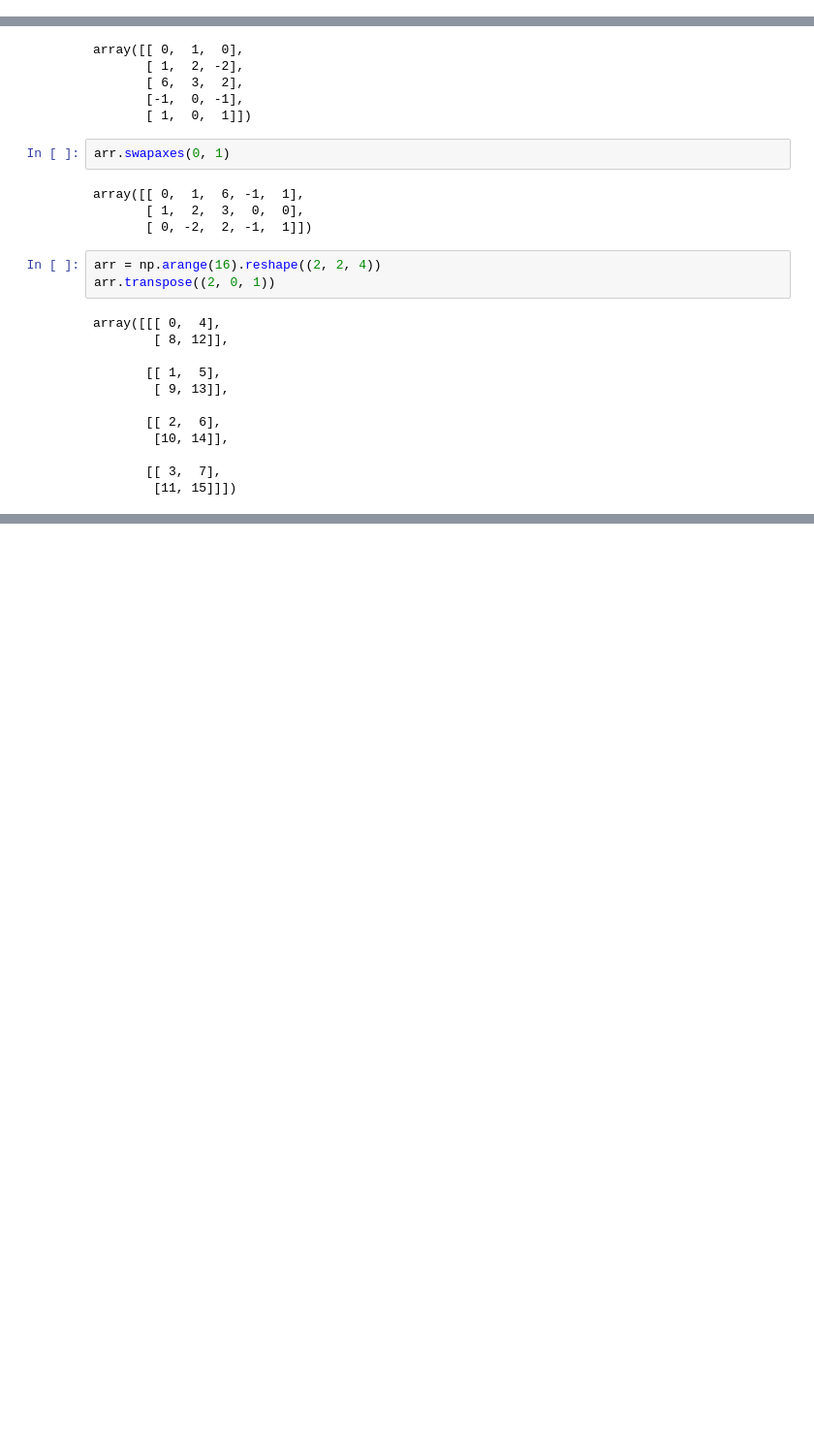
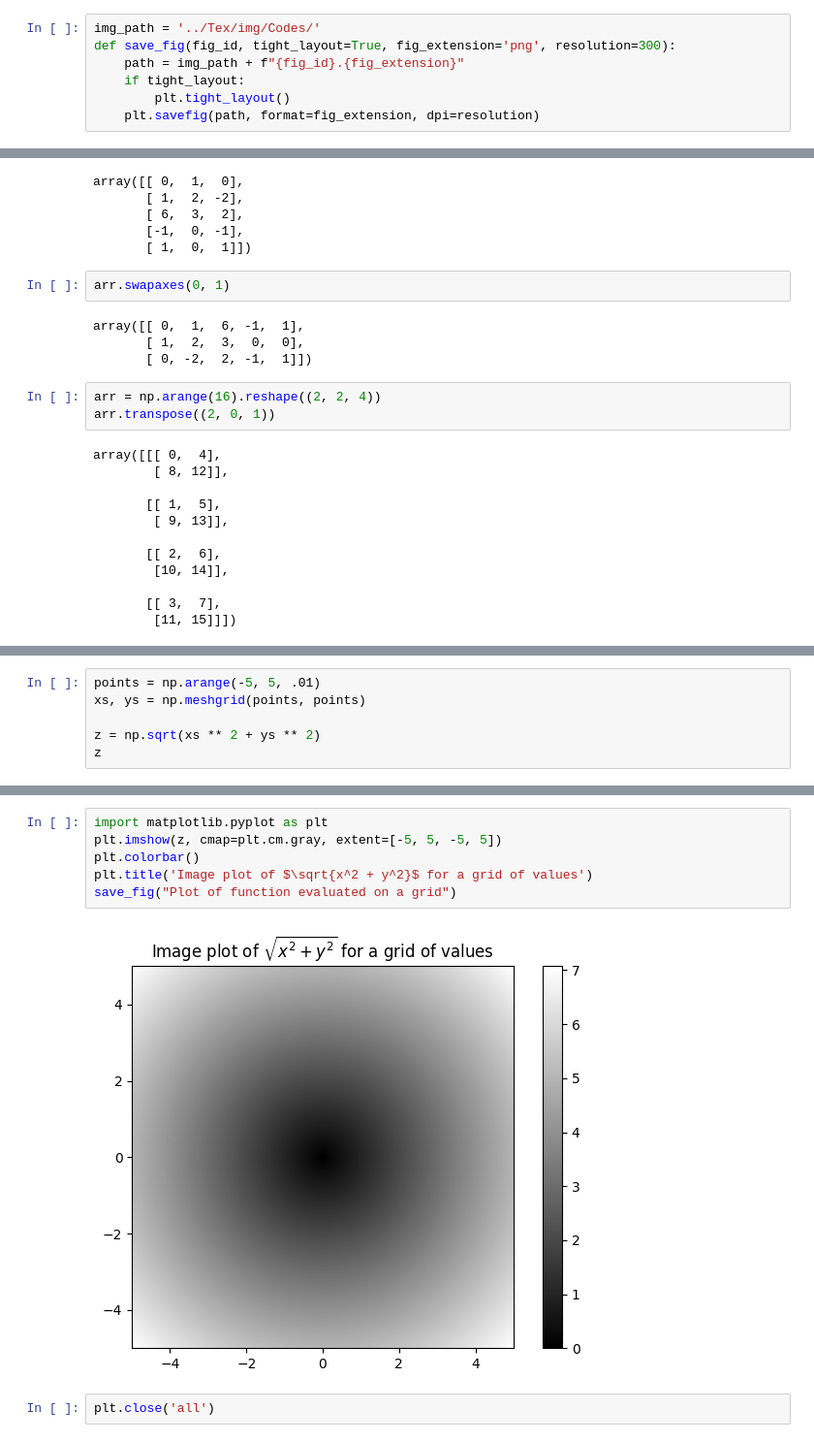
Before and after one commit to JPL-JUNO/P4DA, a Jupyter notebook: Codes/Chapter04_NumPy_Basics_Arrays_and_Vectorized_Computation.ipynb, the cells around one changed output, grey strips where cells are left out. Shown at 97% size. Drawn from its saved outputs; the diff is of its cells as text; blank space fills up the shorter version.

```diff
--- a/Codes/Chapter04_NumPy_Basics_Arrays_and_Vectorized_Computation.ipynb
+++ b/Codes/Chapter04_NumPy_Basics_Arrays_and_Vectorized_Computation.ipynb
@@ -1,5 +1,12 @@
 # %% [markdown]
 # NumPy Basics: Arrays and Vectorized Computation
+# %%
+img_path = '../Tex/img/Codes/'
+def save_fig(fig_id, tight_layout=True, fig_extension='png', resolution=300):
+    path = img_path + f"{fig_id}.{fig_extension}"
+    if tight_layout:
+        plt.tight_layout()
+    plt.savefig(path, format=fig_extension, dpi=resolution)
 # %%
 import numpy as np
 # %%
@@ -479,0 +730,6 @@ array([[[ 0,  4],
+# %%
+points = np.arange(-5, 5, .01)
+xs, ys = np.meshgrid(points, points)
+
+z = np.sqrt(xs ** 2 + ys ** 2)
+z
@@ -479,0 +770,10 @@ array([[[ 0,  4],
+# %%
+import matplotlib.pyplot as plt
+plt.imshow(z, cmap=plt.cm.gray, extent=[-5, 5, -5, 5])
+plt.colorbar()
+plt.title('Image plot of $\sqrt{x^2 + y^2}$ for a grid of values')
+save_fig("Plot of function evaluated on a grid")
+# %% [output]
+[figure, added]
+# %%
+plt.close('all')
```
Also changed, not shown: parts of 61 cells of this notebook, 1 other file.
